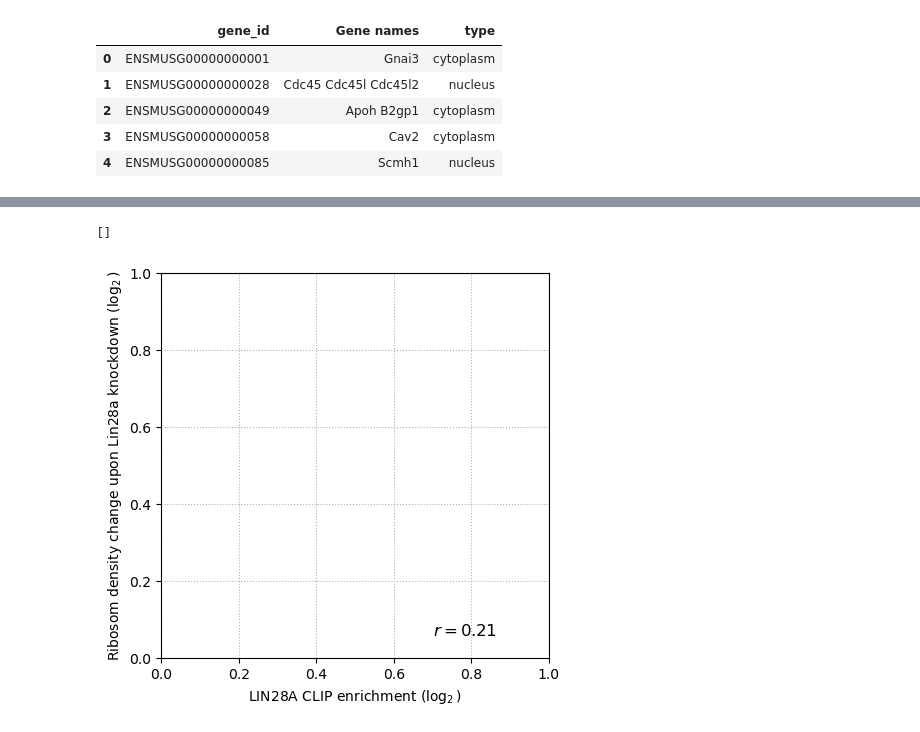
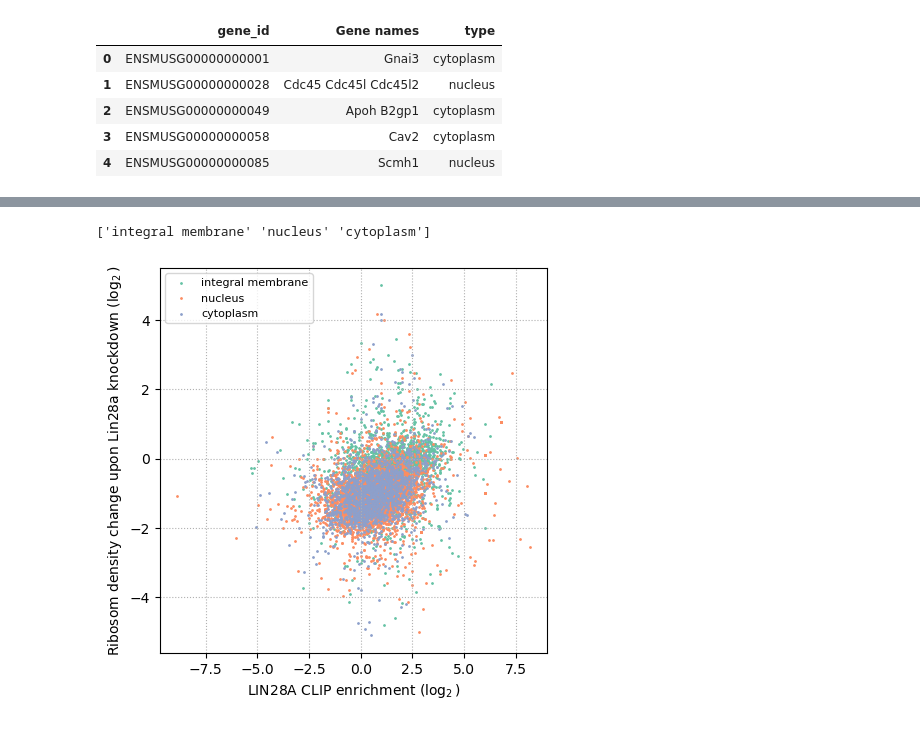
Before and after one commit to jieunlisa/My_project, a Jupyter notebook: misson1.ipynb, the cells around one changed output, grey strips where cells are left out. Cells and saved outputs as stored; diff of their text form; code cells hidden in the pictures.

Commit message:
localization & scatter figure

```diff
--- a/misson1.ipynb
+++ b/misson1.ipynb
@@ -112,3 +108,6 @@ cnts1.head()
 | 2 | ENSMUSG00000051951.6 | chr1;chr1;chr1;chr1;chr1;chr1;chr1 | 3276124;3276746;3283662;3283832;3... | 3277540;3277540;3285855;3286567;3... | -;-;-;-;-;-;- | 6094 | 4 | 1 | ... |
 | 3 | ENSMUSG00000102851.2 | chr1 | 3322980 | 3323459 | + | 480 | 3 | 0 | ... |
 | 4 | ENSMUSG00000103377.2 | chr1 | 3435954 | 3438772 | - | 2819 | 0 | 0 | ... |
+# %%
+cnts1['Geneid clean'] = cnts1['Geneid'].str.split('.').str[0]
+cnts1.head()
@@ -115,6 +121,6 @@ cnts1.head()
 # %%
-cnts1 = pd.merge(cnts, mouselocal[['gene_id', 'type']],
-                left_on='Geneid', right_on='gene_id',
+cnts1 = pd.merge(cnts1, mouselocal[['gene_id', 'type']],
+                left_on='Geneid clean', right_on='gene_id',
                 how='left')
 cnts1.head()
 # %% [output]
@@ -127,36 +133,28 @@ cnts1.head()
 # %%
 localizations = cnts1['type'].dropna().unique()
 print(localizations)
-palette = sns.color_palette('Set3', len(localizations))
+palette = sns.color_palette('Set2', len(localizations))
 color_dict = dict(zip(localizations, palette))
 
 fig, ax = plt.subplots(1, 1, figsize=(5, 5))
 
 for loc in localizations:
     subset = cnts1[cnts1['type'] == loc]
     ax.scatter(
         np.log2(subset['clip_enrichment']),
         np.log2(subset['rden_change']),
         label=loc,
         color=color_dict[loc],
-        s=15,
-        alpha=0.7
+        s=1,
     )
 ax.set_xlabel('LIN28A CLIP enrichment ($\log_2$)')
 ax.set_ylabel('Ribosom density change upon Lin28a knockdown ($\log_2$)')
 ax.grid(True, linestyle=":")
 
-#상관관
-x_raw = np.log2(cnts['clip_enrichment'])
-y_raw = np.log2(cnts['rden_change'])
-valid_mask = (~np.isinf(x_raw)) & (~np.isinf(y_raw)) & (~np.isnan(x_raw)) & (~np.isnan(y_raw))
 
-x = x_raw[valid_mask]
-y = y_raw[valid_mask]
-r_value, p_value = pearsonr(x,y)
-ax.text(0.7, 0.05, f'$r = {r_value:.2f}$', transform=ax.transAxes,
-        fontsize=12, verticalalignment='bottom')
+ax.legend(loc="upper left", fontsize=8)
+
 plt.show()
 # %% [output]
-[]
+['integral membrane' 'nucleus' 'cytoplasm']
-[figure, old version]
+[figure, new version]
```
Also changed, not shown: parts of 6 cells of this notebook.
